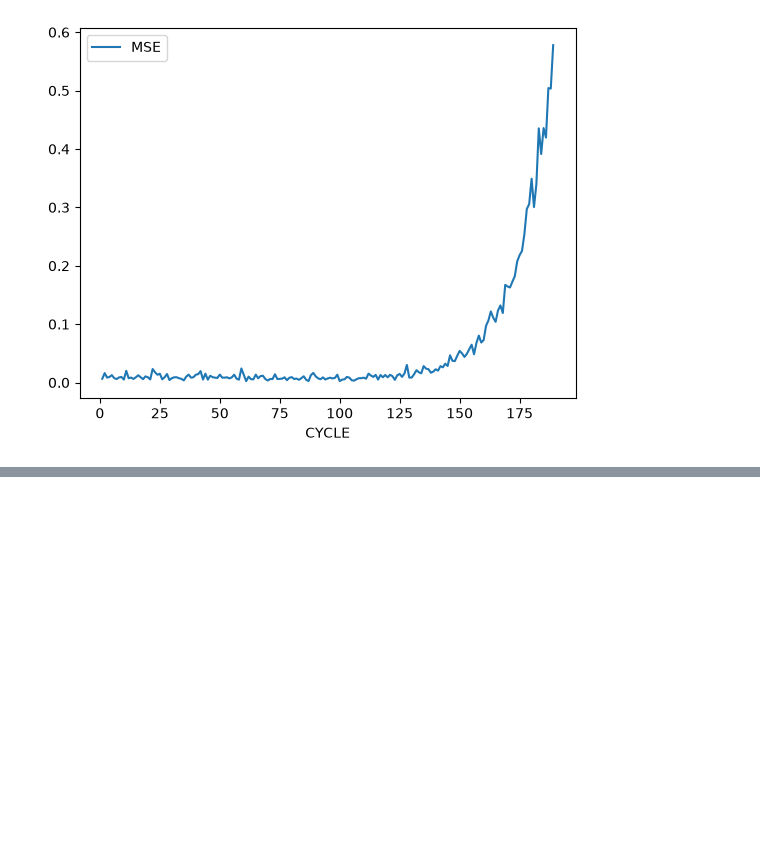
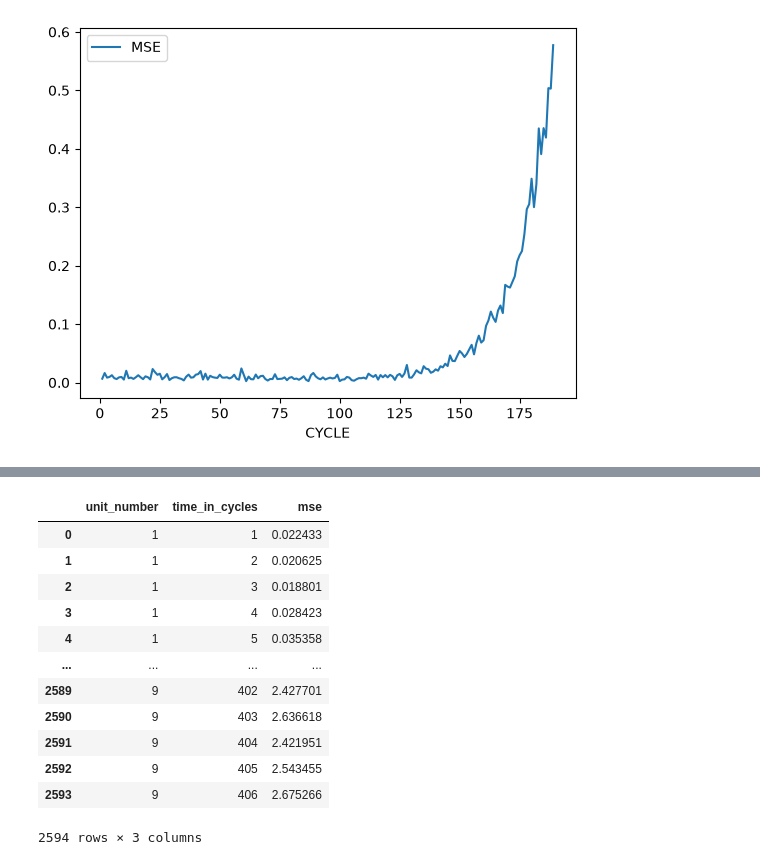
Before and after one commit to ShivaramHR/telemetry-anomaly-detector, a Jupyter notebook: Notebooks/AutoEncoder.ipynb, the cells around one changed output, grey strips where cells are left out. Saved outputs shown, nothing was run; the diff lists cells and outputs as text; code cells hidden in the pictures; blank space fills up the shorter version.

```diff
--- a/Notebooks/AutoEncoder.ipynb
+++ b/Notebooks/AutoEncoder.ipynb
@@ -263,0 +222,4 @@ final_data[final_data['Unit_Number'] == 2]
+# %%
+# scale the values
+X_test = scaler.transform(x_test)
+X_test
@@ -263,0 +263,17 @@ final_data[final_data['Unit_Number'] == 2]
+# %%
+ids['mse'] = reconstruction
+ids
+# %% [output]
+|  | unit_number | time_in_cycles | mse |
+| 0 | 1 | 1 | 0.022433 |
+| 1 | 1 | 2 | 0.020625 |
+| 2 | 1 | 3 | 0.018801 |
+| 3 | 1 | 4 | 0.028423 |
+| 4 | 1 | 5 | 0.035358 |
+| ... | ... | ... | ... |
+| 2589 | 9 | 402 | 2.427701 |
+| 2590 | 9 | 403 | 2.636618 |
+| 2591 | 9 | 404 | 2.421951 |
+| 2592 | 9 | 405 | 2.543455 |
+| 2593 | 9 | 406 | 2.675266 |
+2594 rows × 3 columns
```
Also changed, not shown: parts of 19 cells of this notebook, 2 other files.
